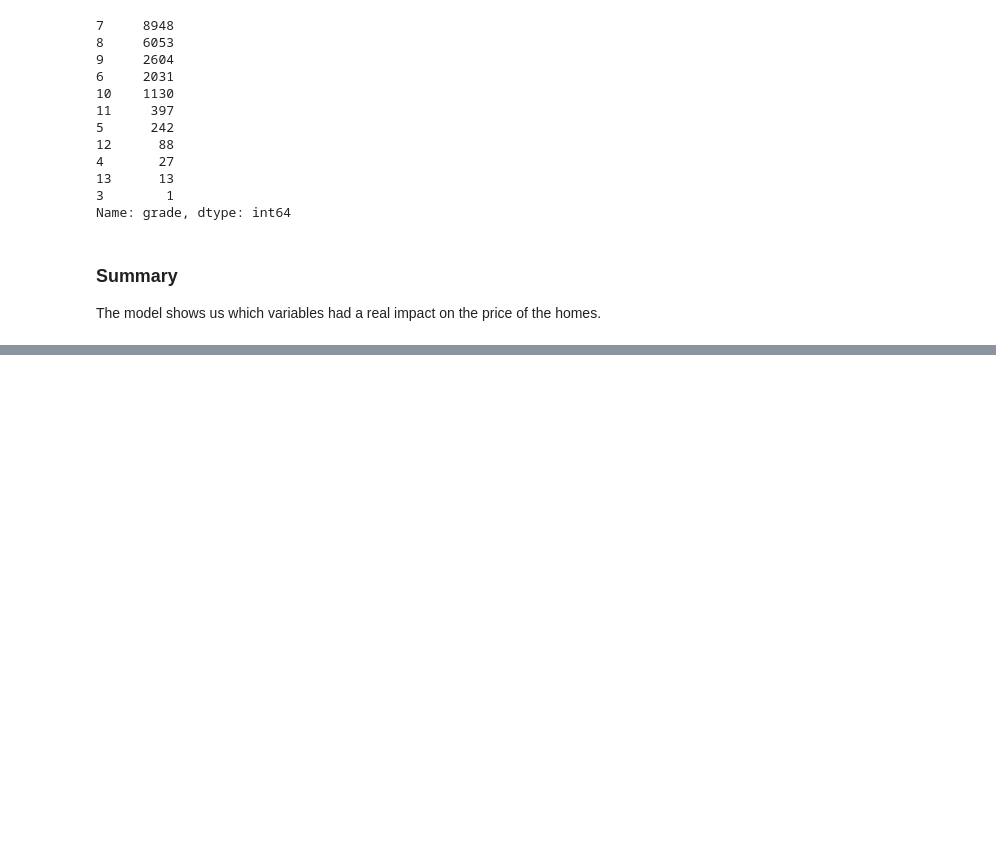
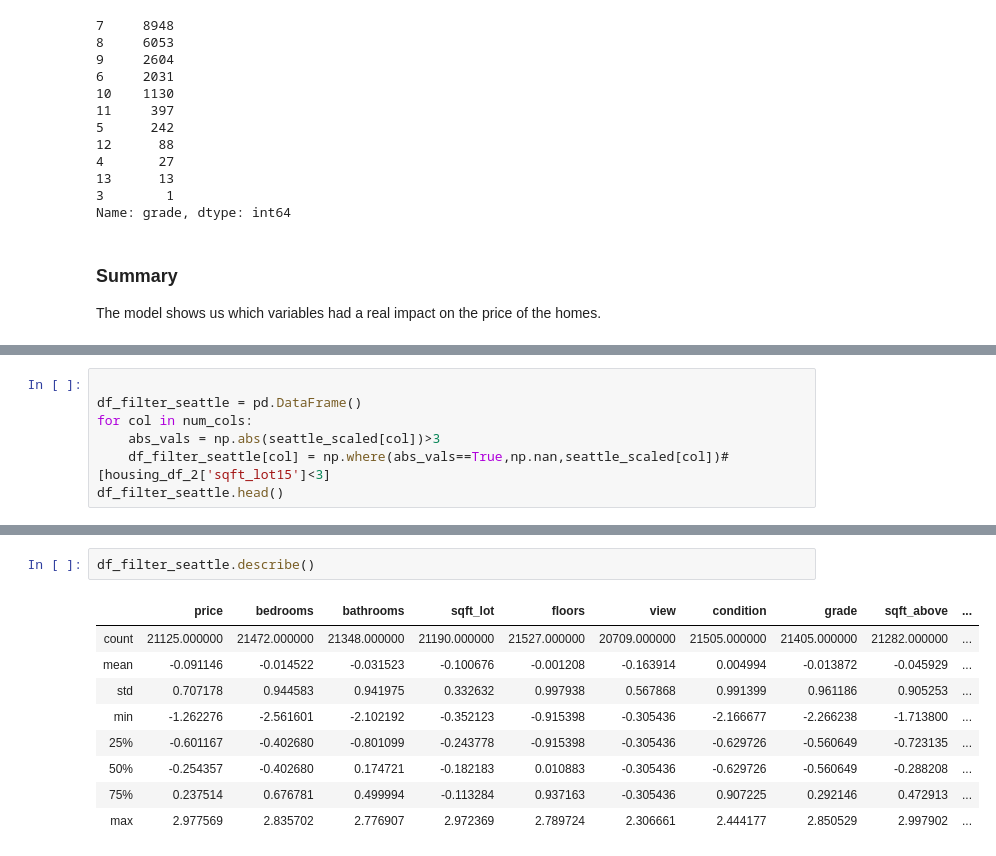
Before and after one commit to torresdavr/dsc-v2-mod1-final-project-online-ds-pt-100719, a Jupyter notebook: student-Copy1.ipynb, the cells around one changed output, grey strips where cells are left out. Cells and saved outputs as stored; diff of their text form; blank space fills up the shorter version.

```diff
--- a/student-Copy1.ipynb
+++ b/student-Copy1.ipynb
@@ -2107,0 +2095,7 @@ tmp = geo_data
+# %%
+
+df_filter_seattle = pd.DataFrame()
+for col in num_cols:
+    abs_vals = np.abs(seattle_scaled[col])>3
+    df_filter_seattle[col] = np.where(abs_vals==True,np.nan,seattle_scaled[col])#[housing_df_2['sqft_lot15']<3]
+df_filter_seattle.head()
@@ -2107,0 +2109,12 @@ tmp = geo_data
+# %%
+df_filter_seattle.describe()
+# %% [output]
+|  | price | bedrooms | bathrooms | sqft_lot | floors | view | condition | grade | sqft_above | ... |
+| count | 21125.000000 | 21472.000000 | 21348.000000 | 21190.000000 | 21527.000000 | 20709.000000 | 21505.000000 | 21405.000000 | 21282.000000 | ... |
+| mean | -0.091146 | -0.014522 | -0.031523 | -0.100676 | -0.001208 | -0.163914 | 0.004994 | -0.013872 | -0.045929 | ... |
+| std | 0.707178 | 0.944583 | 0.941975 | 0.332632 | 0.997938 | 0.567868 | 0.991399 | 0.961186 | 0.905253 | ... |
+| min | -1.262276 | -2.561601 | -2.102192 | -0.352123 | -0.915398 | -0.305436 | -2.166677 | -2.266238 | -1.713800 | ... |
+| 25% | -0.601167 | -0.402680 | -0.801099 | -0.243778 | -0.915398 | -0.305436 | -0.629726 | -0.560649 | -0.723135 | ... |
+| 50% | -0.254357 | -0.402680 | 0.174721 | -0.182183 | 0.010883 | -0.305436 | -0.629726 | -0.560649 | -0.288208 | ... |
+| 75% | 0.237514 | 0.676781 | 0.499994 | -0.113284 | 0.937163 | -0.305436 | 0.907225 | 0.292146 | 0.472913 | ... |
+| max | 2.977569 | 2.835702 | 2.776907 | 2.972369 | 2.789724 | 2.306661 | 2.444177 | 2.850529 | 2.997902 | ... |
```
Also changed, not shown: parts of 51 cells of this notebook.
